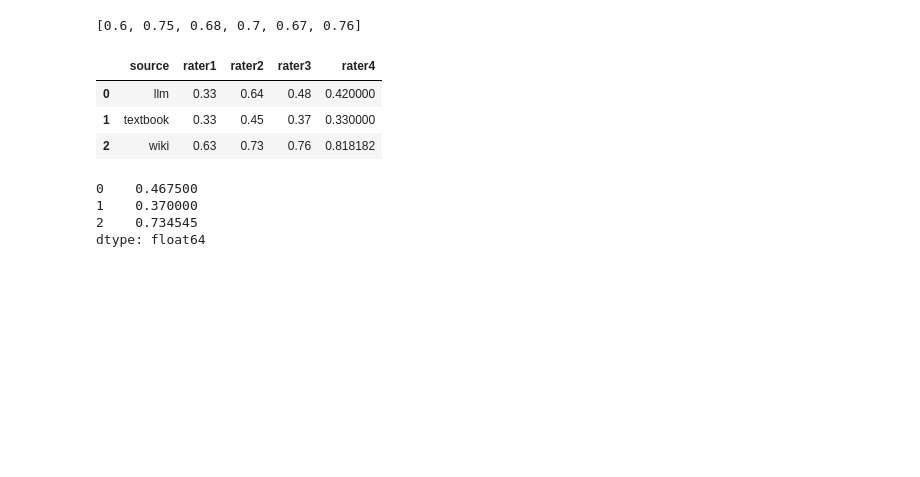
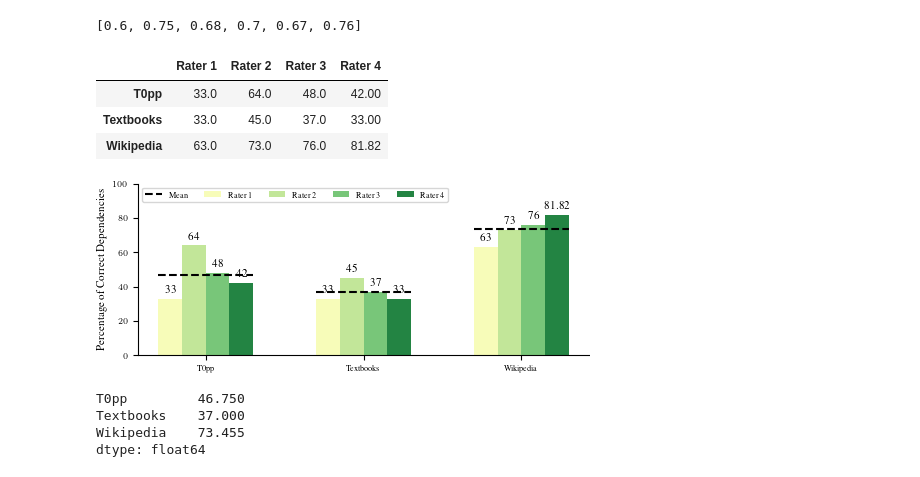
Before and after one commit to mlcolab/learning-dependencies, a Jupyter notebook: exp/24_validation_results.ipynb, the cells around one changed output. Cells and saved outputs as stored; diff of their text form; code cells hidden in the pictures; blank space fills up the shorter version.

```diff
--- a/exp/24_validation_results.ipynb
+++ b/exp/24_validation_results.ipynb
@@ -1,6 +1,9 @@
 # %%
 import pandas as pd
 import numpy as np
+from matplotlib import pyplot as plt
+from tueplots import bundles
+plt.rcParams.update(bundles.icml2022())
 # %%
 ana = pd.read_excel("../dat/validation/deps_to_validate_ana.xlsx")
 hanqi = pd.read_excel("../dat/validation/deps_to_validate_hanqi.xlsx")
@@ -29,20 +32,52 @@ kappa(ratings.iloc[:,2], ratings.iloc[:,4]),
 kappa(ratings.iloc[:,3], ratings.iloc[:,4]),])
 # %% [output]
 [0.6, 0.75, 0.68, 0.7, 0.67, 0.76]
-# %%
-ratings.groupby("source", as_index=False).mean()#.iloc[:,1:].mean(axis=1)
-# %% [output]
-|  | source | rater1 | rater2 | rater3 | rater4 |
-| 0 | llm | 0.33 | 0.64 | 0.48 | 0.420000 |
-| 1 | textbook | 0.33 | 0.45 | 0.37 | 0.330000 |
-| 2 | wiki | 0.63 | 0.73 | 0.76 | 0.818182 |
-# %%
-ratings.groupby("source", as_index=False).mean().iloc[:,1:].mean(axis=1)
-# %% [output]
-0    0.467500
-1    0.370000
-2    0.734545
-dtype: float64
+# %%
+ratings_summary = round(ratings.groupby("source").mean()*100,2)
+ratings_summary.index = ["T0pp","Textbooks","Wikipedia"]
+ratings_summary.columns = ["Rater 1", "Rater 2", "Rater 3", "Rater 4"]
+ratings_summary
+# %% [output]
+|  | Rater 1 | Rater 2 | Rater 3 | Rater 4 |
+| T0pp | 33.0 | 64.0 | 48.0 | 42.00 |
+| Textbooks | 33.0 | 45.0 | 37.0 | 33.00 |
+| Wikipedia | 63.0 | 73.0 | 76.0 | 81.82 |
+# %%
+fig, ax = plt.subplots(layout='constrained', figsize=(5,2))
+
+width = 0.15  # the width of the bars
+multiplier = 0
+
+x = np.arange(ratings_summary.shape[0])
+colors=["#f7fcb9","#c2e699","#78c679","#238443"]
+for rater in ratings_summary.columns:
+    offset = width * multiplier
+    rects = ax.bar(x + offset, ratings_summary[rater], width, label=rater, color=colors[multiplier])
+    ax.bar_label(rects, padding=3)
+    multiplier += 1
+
+# Add some text for labels, title and custom x-axis tick labels, etc.
+ax.set_ylabel('Percentage of Correct Dependencies')
+ax.set_xticks(x + 1.5*width, ratings_summary.index)
+ax.set_ylim(0, 100)
+ax.spines[['right', 'top']].set_visible(False)
+
+plt.hlines(ratings_summary.mean(axis=1),
+           xmin=[0-0.5*width,1-0.5*width,2-0.5*width],
+           xmax=[0+3.5*width,1+3.5*width,2+3.5*width],
+           color="black", linestyles='dashed',label="Mean")
+ax.legend(loc='upper left', ncols=5)
+plt.show()
+fig.savefig("../doc/img/rating.pdf", format="pdf")
+# %% [output]
+[figure, added]
+# %%
+ratings_summary.mean(axis=1)
+# %% [output]
+T0pp         46.750
+Textbooks    37.000
+Wikipedia    73.455
+dtype: float64
 # %%
 import plotly.express as px
 N=4
```
Also changed, not shown: parts of 1 cell of this notebook, 9 other files.
